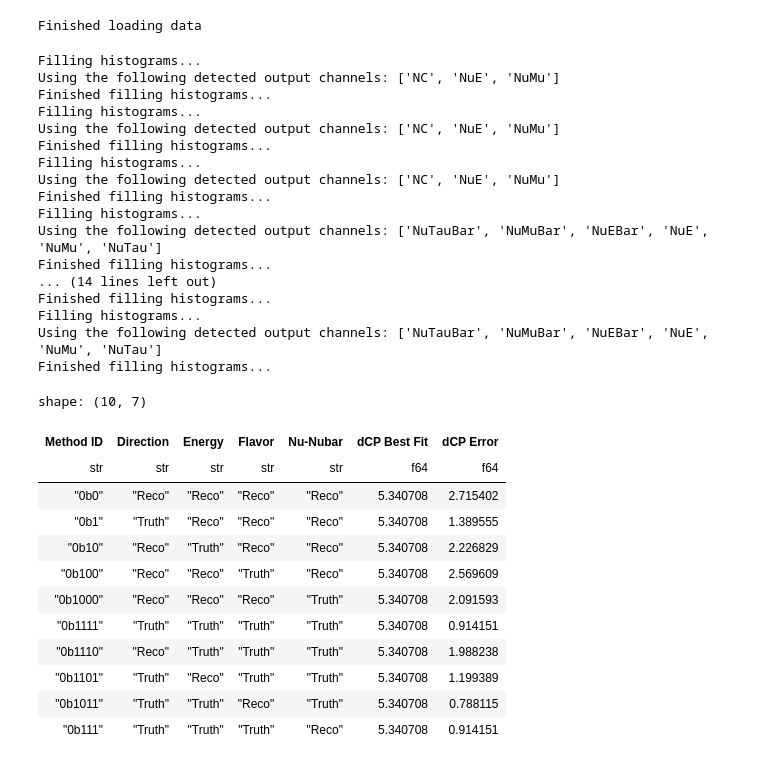
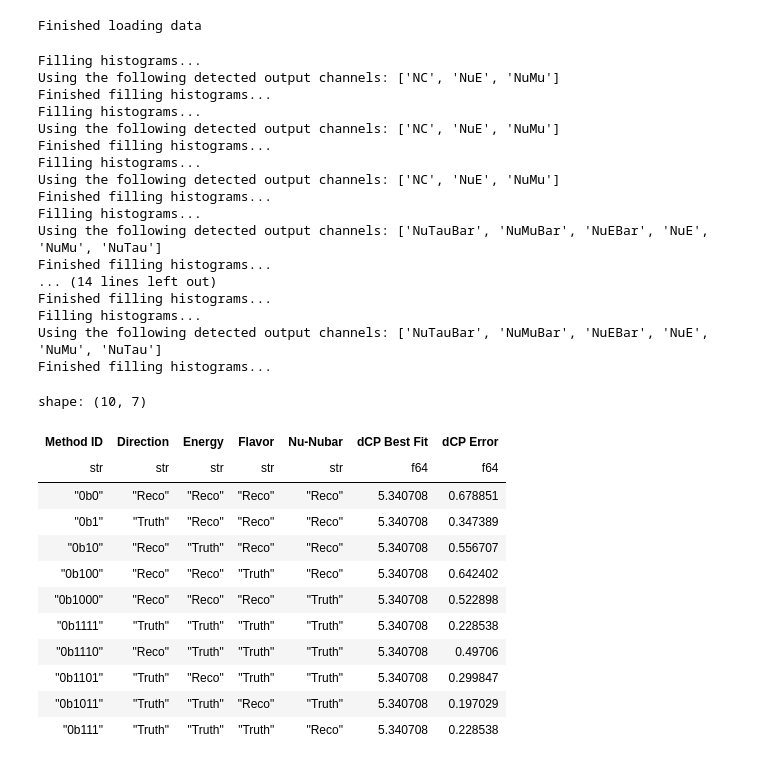
Before and after one commit to bristol-dune/atmospherics-tools, a Jupyter notebook: fast-osc-feedback/faster-feedback.ipynb, the cells around one changed output. Saved outputs shown, nothing was run; the diff lists cells and outputs as text; code cells hidden in the pictures.

```diff
--- a/fast-osc-feedback/faster-feedback.ipynb
+++ b/fast-osc-feedback/faster-feedback.ipynb
@@ -231,9 +231,7 @@ def plot_hesse_errors(method: int, results: list):
     data = data_manager.prepare_data()
 
     # Creating the events distribution
-    events = EventDistrib(
-        data, Ebins, Czbins, Ebins_reco, Czbins_reco, exposure=eff_exposure
-    )
+    events = EventDistrib(data, Ebins, Czbins, Ebins_reco, Czbins_reco)
 
     # Gets the standard oscillation parameters
     pars = get_nufit(MH.Normal)
@@ -308,43 +306,43 @@ def plot_hesse_errors(method: int, results: list):
         }
     )
 
 
 results = []
 for method in method_combinations:
     plot_hesse_errors(method, results)
 
 display(pl.DataFrame(results))
 # %% [output]
 Filling histograms...
 Using the following detected output channels: ['NC', 'NuE', 'NuMu']
 Finished filling histograms...
 Filling histograms...
 Using the following detected output channels: ['NC', 'NuE', 'NuMu']
 Finished filling histograms...
 Filling histograms...
 Using the following detected output channels: ['NC', 'NuE', 'NuMu']
 Finished filling histograms...
 Filling histograms...
 Using the following detected output channels: ['NuTauBar', 'NuMuBar', 'NuEBar', 'NuE', 'NuMu', 'NuTau']
 Finished filling histograms...
 ... (14 lines left out)
 Finished filling histograms...
 Filling histograms...
 Using the following detected output channels: ['NuTauBar', 'NuMuBar', 'NuEBar', 'NuE', 'NuMu', 'NuTau']
 Finished filling histograms...
 shape: (10, 7)
 | Method ID | Direction | Energy | Flavor | Nu-Nubar | dCP Best Fit | dCP Error |
 | str | str | str | str | str | f64 | f64 |
-| "0b0" | "Reco" | "Reco" | "Reco" | "Reco" | 5.340708 | 2.715402 |
-| "0b1" | "Truth" | "Reco" | "Reco" | "Reco" | 5.340708 | 1.389555 |
-| "0b10" | "Reco" | "Truth" | "Reco" | "Reco" | 5.340708 | 2.226829 |
-| "0b100" | "Reco" | "Reco" | "Truth" | "Reco" | 5.340708 | 2.569609 |
-| "0b1000" | "Reco" | "Reco" | "Reco" | "Truth" | 5.340708 | 2.091593 |
-| "0b1111" | "Truth" | "Truth" | "Truth" | "Truth" | 5.340708 | 0.914151 |
-| "0b1110" | "Reco" | "Truth" | "Truth" | "Truth" | 5.340708 | 1.988238 |
-| "0b1101" | "Truth" | "Reco" | "Truth" | "Truth" | 5.340708 | 1.199389 |
-| "0b1011" | "Truth" | "Truth" | "Reco" | "Truth" | 5.340708 | 0.788115 |
-| "0b111" | "Truth" | "Truth" | "Truth" | "Reco" | 5.340708 | 0.914151 |
+| "0b0" | "Reco" | "Reco" | "Reco" | "Reco" | 5.340708 | 0.678851 |
+| "0b1" | "Truth" | "Reco" | "Reco" | "Reco" | 5.340708 | 0.347389 |
+| "0b10" | "Reco" | "Truth" | "Reco" | "Reco" | 5.340708 | 0.556707 |
+| "0b100" | "Reco" | "Reco" | "Truth" | "Reco" | 5.340708 | 0.642402 |
+| "0b1000" | "Reco" | "Reco" | "Reco" | "Truth" | 5.340708 | 0.522898 |
+| "0b1111" | "Truth" | "Truth" | "Truth" | "Truth" | 5.340708 | 0.228538 |
+| "0b1110" | "Reco" | "Truth" | "Truth" | "Truth" | 5.340708 | 0.49706 |
+| "0b1101" | "Truth" | "Reco" | "Truth" | "Truth" | 5.340708 | 0.299847 |
+| "0b1011" | "Truth" | "Truth" | "Reco" | "Truth" | 5.340708 | 0.197029 |
+| "0b111" | "Truth" | "Truth" | "Truth" | "Reco" | 5.340708 | 0.228538 |
 # %%
 plt.figure()
 for r in results[:5]:
```
Also changed, not shown: parts of 1 cell of this notebook, 1 other file.
